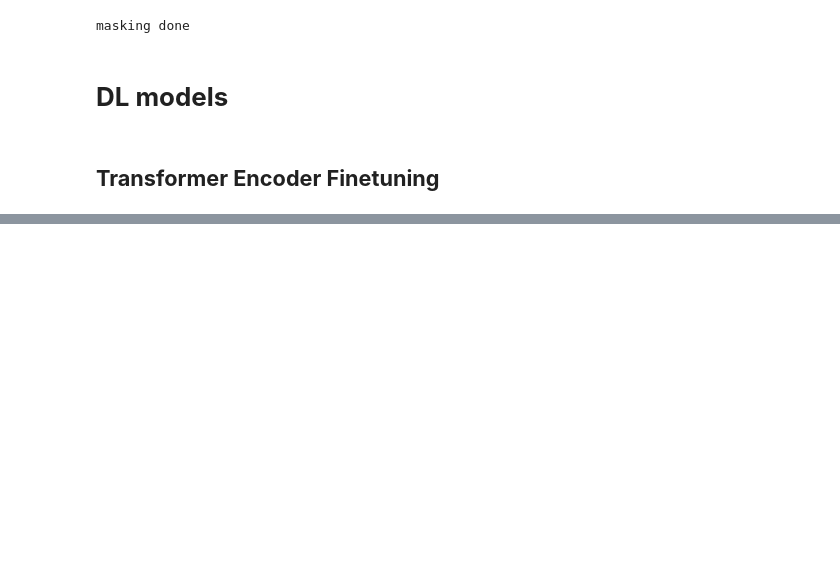
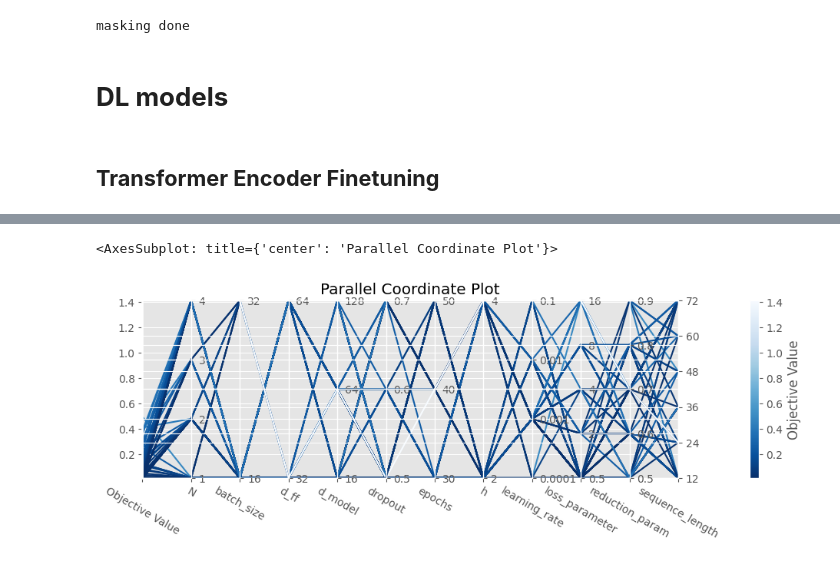
Before and after one commit to lidamsoukaina/Unsupervised_Time_Series_Imputation, a Jupyter notebook: finetuning_dev-TS.ipynb, the cells around one changed output, grey strips where cells are left out. Cells and saved outputs as stored; diff of their text form; code cells hidden in the pictures; blank space fills up the shorter version.

```diff
--- a/finetuning_dev-TS.ipynb
+++ b/finetuning_dev-TS.ipynb
@@ -162,2 +163,5 @@ optuna.visualization.matplotlib.plot_param_importances(study)
 # %%
-plot_parallel_coordinate(study)plot_parallel_coordinate(study)
+plot_parallel_coordinate(study)
+# %% [output]
+<AxesSubplot: title={'center': 'Parallel Coordinate Plot'}>
+[figure, added]
```
Also changed, not shown: parts of 3 cells of this notebook, 1 other file.
